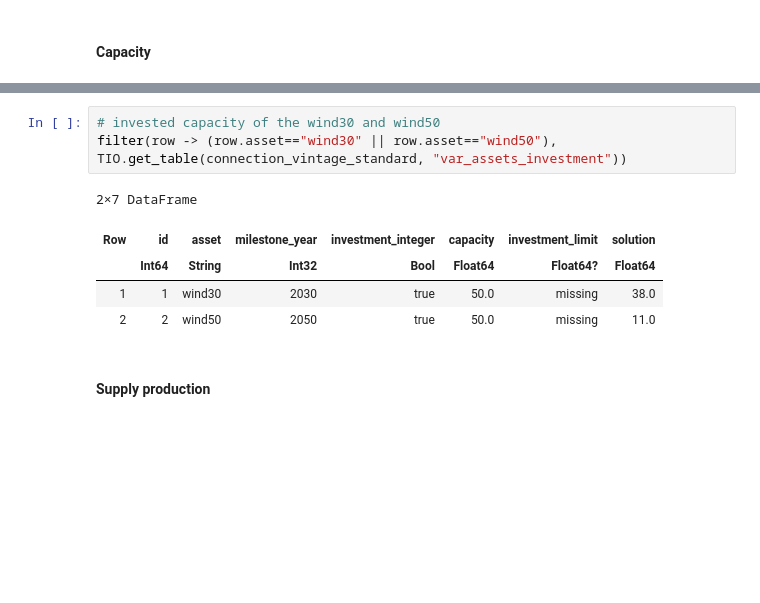
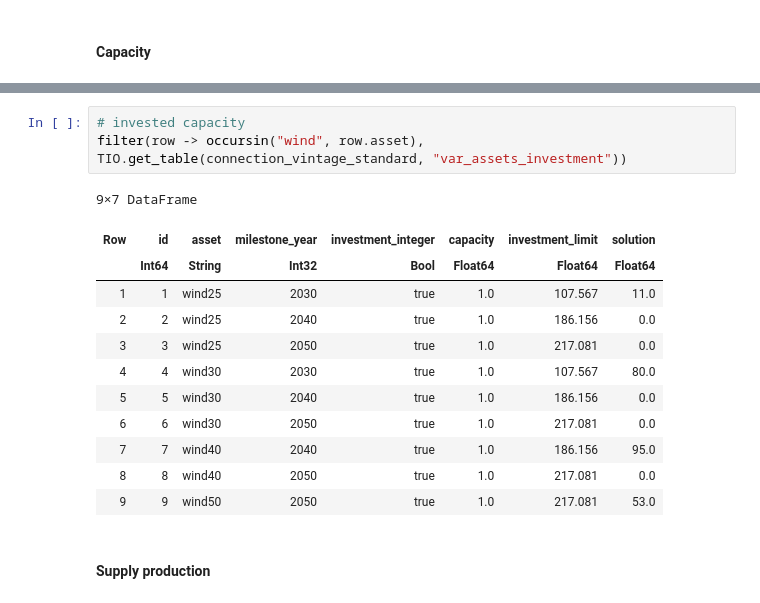
Before and after one commit to nnhjy/VintageDemo, a Jupyter notebook: VintageDemoTulipa.ipynb, the cells around one changed output, grey strips where cells are left out. Cells and saved outputs as stored; diff of their text form; blank space fills up the shorter version.

```diff
--- a/VintageDemoTulipa.ipynb
+++ b/VintageDemoTulipa.ipynb
@@ -199,12 +198,19 @@ filter(row -> row.asset=="wind20", TIO.get_table(connection_vintage_standard, "a
 # %%
-# invested capacity of the wind30 and wind50
-filter(row -> (row.asset=="wind30" || row.asset=="wind50"), TIO.get_table(connection_vintage_standard, "var_assets_investment"))
+# invested capacity
+filter(row -> occursin("wind", row.asset), TIO.get_table(connection_vintage_standard, "var_assets_investment"))
 # %% [output]
-2×7 DataFrame
+9×7 DataFrame
 | Row | id | asset | milestone_year | investment_integer | capacity | investment_limit | solution |
-|  | Int64 | String | Int32 | Bool | Float64 | Float64? | Float64 |
-| 1 | 1 | wind30 | 2030 | true | 50.0 | missing | 38.0 |
-| 2 | 2 | wind50 | 2050 | true | 50.0 | missing | 11.0 |
+|  | Int64 | String | Int32 | Bool | Float64 | Float64 | Float64 |
+| 1 | 1 | wind25 | 2030 | true | 1.0 | 107.567 | 11.0 |
+| 2 | 2 | wind25 | 2040 | true | 1.0 | 186.156 | 0.0 |
+| 3 | 3 | wind25 | 2050 | true | 1.0 | 217.081 | 0.0 |
+| 4 | 4 | wind30 | 2030 | true | 1.0 | 107.567 | 80.0 |
+| 5 | 5 | wind30 | 2040 | true | 1.0 | 186.156 | 0.0 |
+| 6 | 6 | wind30 | 2050 | true | 1.0 | 217.081 | 0.0 |
+| 7 | 7 | wind40 | 2040 | true | 1.0 | 186.156 | 95.0 |
+| 8 | 8 | wind40 | 2050 | true | 1.0 | 217.081 | 0.0 |
+| 9 | 9 | wind50 | 2050 | true | 1.0 | 217.081 | 53.0 |
 # %% [markdown]
 #### Supply production
 # %%
```
Also changed, not shown: parts of 5 cells of this notebook, 21 other files.
